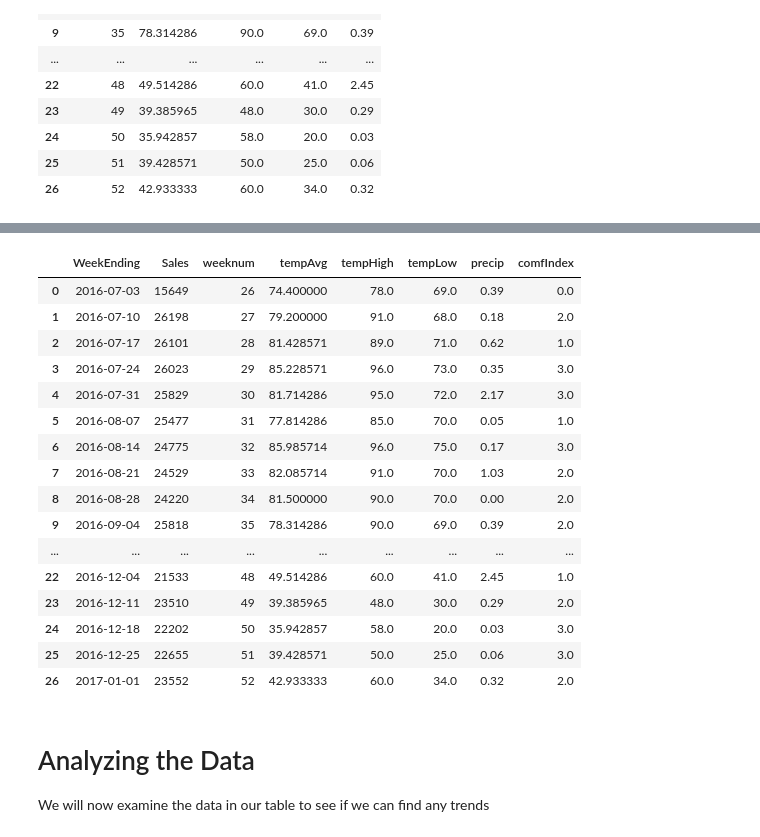
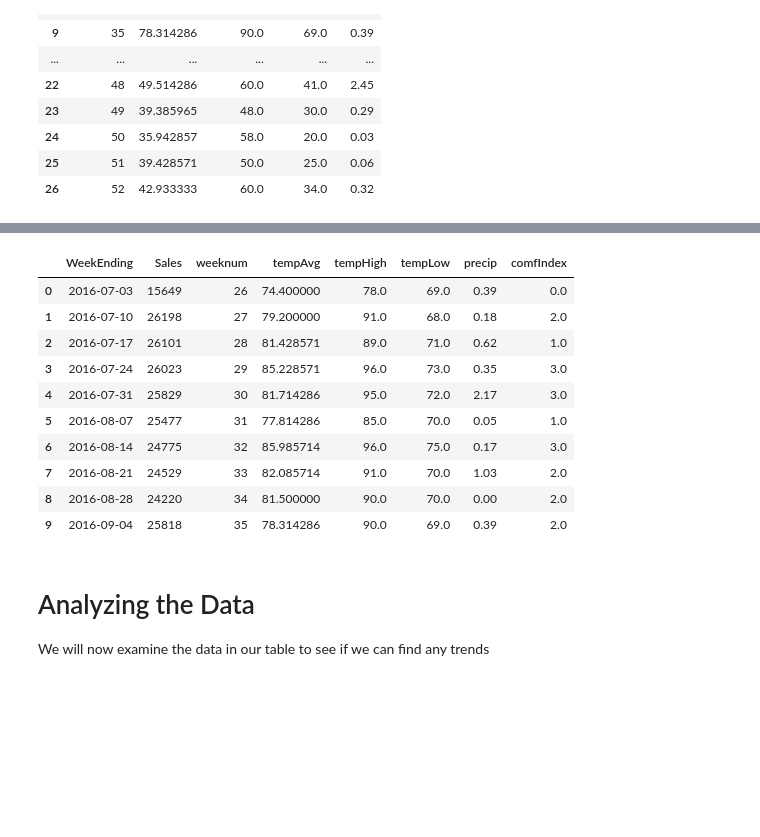
Before and after one commit to Jvcalin/Springboard-Data-Science-Intensive-Capstone-Project, a Jupyter notebook: Data Story Assignment.ipynb, the cells around one changed output, grey strips where cells are left out. Saved outputs shown, nothing was run; the diff lists cells and outputs as text; code cells hidden in the pictures; blank space fills up the shorter version.

```diff
--- a/Data Story Assignment.ipynb
+++ b/Data Story Assignment.ipynb
@@ -200,37 +179,31 @@ salesTemps
 # %%
 #Assign a "comfort index" to a new column
 #For cold temps 0 to 3 from pleasant to bitter cold
 #For warm temps 0 to 3 from pleasant to very hot
 
 salesTemps['comfIndex'] = np.nan
 salesTemps.ix[((salesTemps.tempHigh>=95)),'comfIndex'] = 3
 salesTemps.ix[((salesTemps.tempHigh>=90) & (salesTemps.tempHigh<95)),'comfIndex'] = 2
 salesTemps.ix[((salesTemps.tempHigh>=85) & (salesTemps.tempHigh<90)),'comfIndex'] = 1
 salesTemps.ix[((salesTemps.tempLow<=25)),'comfIndex'] = 3
 salesTemps.ix[((salesTemps.tempLow>25) & (salesTemps.tempLow<=35)),'comfIndex'] = 2
 salesTemps.ix[((salesTemps.tempLow>35) & (salesTemps.tempLow<=50)),'comfIndex'] = 1
 
 salesTemps.ix[(salesTemps.comfIndex.isnull()),'comfIndex'] = 0
 
-salesTemps
+salesTemps.head(10)
 # %% [output]
 |  | WeekEnding | Sales | weeknum | tempAvg | tempHigh | tempLow | precip | comfIndex |
 | 0 | 2016-07-03 | 15649 | 26 | 74.400000 | 78.0 | 69.0 | 0.39 | 0.0 |
 | 1 | 2016-07-10 | 26198 | 27 | 79.200000 | 91.0 | 68.0 | 0.18 | 2.0 |
 | 2 | 2016-07-17 | 26101 | 28 | 81.428571 | 89.0 | 71.0 | 0.62 | 1.0 |
 | 3 | 2016-07-24 | 26023 | 29 | 85.228571 | 96.0 | 73.0 | 0.35 | 3.0 |
 | 4 | 2016-07-31 | 25829 | 30 | 81.714286 | 95.0 | 72.0 | 2.17 | 3.0 |
 | 5 | 2016-08-07 | 25477 | 31 | 77.814286 | 85.0 | 70.0 | 0.05 | 1.0 |
 | 6 | 2016-08-14 | 24775 | 32 | 85.985714 | 96.0 | 75.0 | 0.17 | 3.0 |
 | 7 | 2016-08-21 | 24529 | 33 | 82.085714 | 91.0 | 70.0 | 1.03 | 2.0 |
 | 8 | 2016-08-28 | 24220 | 34 | 81.500000 | 90.0 | 70.0 | 0.00 | 2.0 |
 | 9 | 2016-09-04 | 25818 | 35 | 78.314286 | 90.0 | 69.0 | 0.39 | 2.0 |
-| ... | ... | ... | ... | ... | ... | ... | ... | ... |
-| 22 | 2016-12-04 | 21533 | 48 | 49.514286 | 60.0 | 41.0 | 2.45 | 1.0 |
-| 23 | 2016-12-11 | 23510 | 49 | 39.385965 | 48.0 | 30.0 | 0.29 | 2.0 |
-| 24 | 2016-12-18 | 22202 | 50 | 35.942857 | 58.0 | 20.0 | 0.03 | 3.0 |
-| 25 | 2016-12-25 | 22655 | 51 | 39.428571 | 50.0 | 25.0 | 0.06 | 3.0 |
-| 26 | 2017-01-01 | 23552 | 52 | 42.933333 | 60.0 | 34.0 | 0.32 | 2.0 |
 # %% [markdown]
 # Analyzing the Data
 
```
Also changed, not shown: parts of 7 cells of this notebook.
